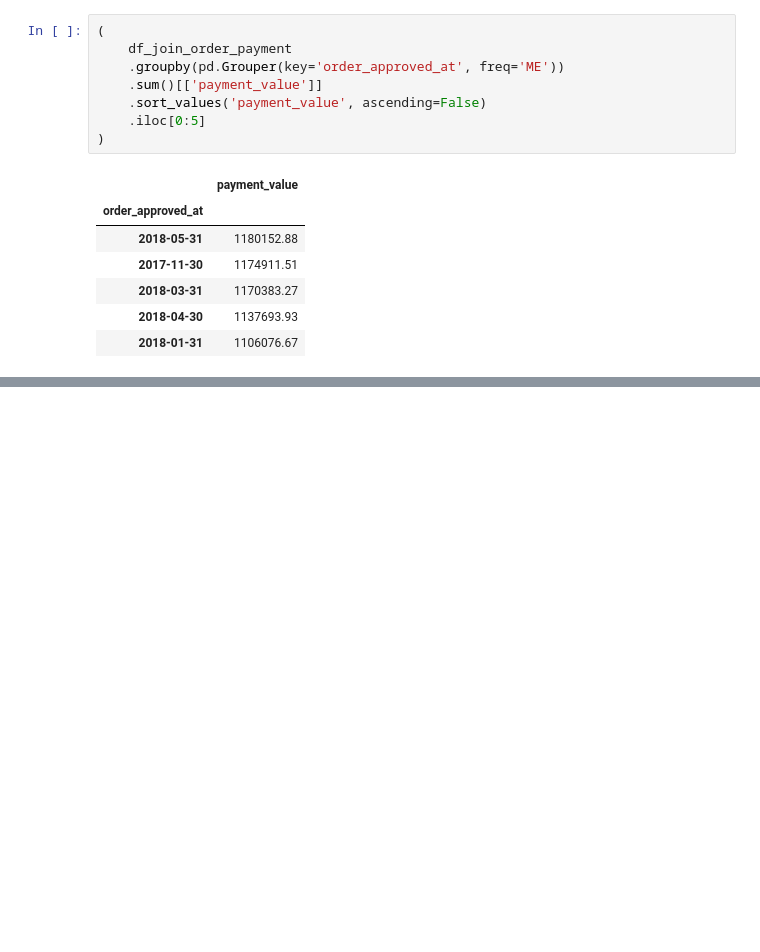
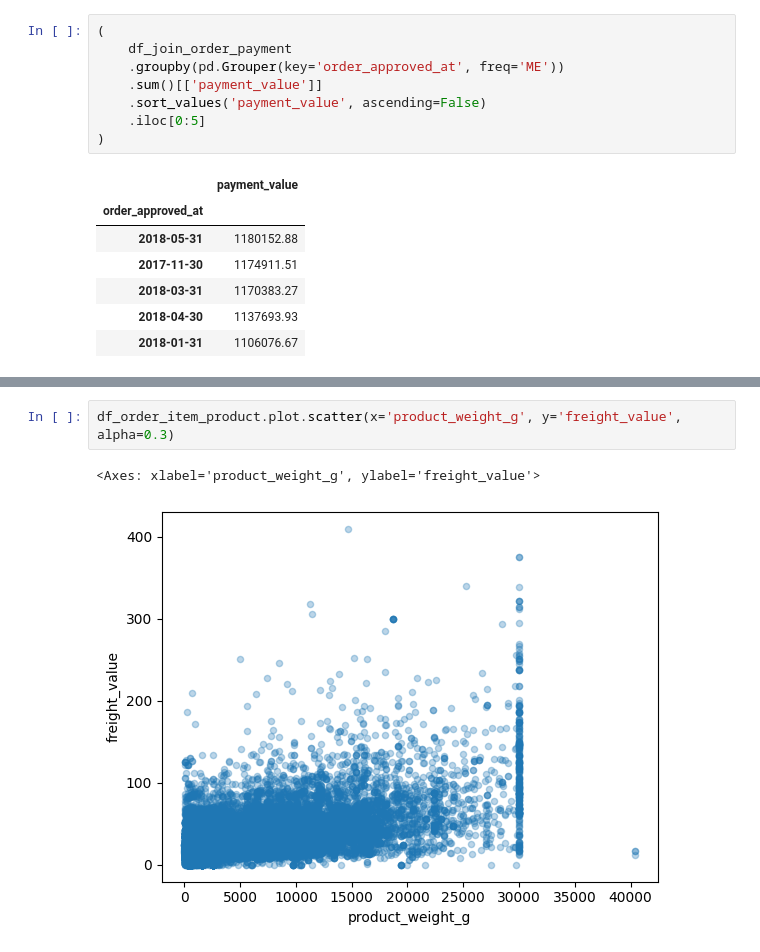
Before and after one commit to LucasPLK/Harve, a Jupyter notebook: Pratica Olist/analise.ipynb, the cells around one changed output, grey strips where cells are left out. Saved outputs shown, nothing was run; the diff lists cells and outputs as text; blank space fills up the shorter version.

```diff
--- a/Pratica Olist/analise.ipynb
+++ b/Pratica Olist/analise.ipynb
@@ -225,0 +596,5 @@ Name: 8.0, dtype: int64
+# %%
+df_order_item_product.plot.scatter(x='product_weight_g', y='freight_value', alpha=0.3)
+# %% [output]
+<Axes: xlabel='product_weight_g', ylabel='freight_value'>
+[figure, added]
```
Also changed, not shown: parts of 45 cells of this notebook.
